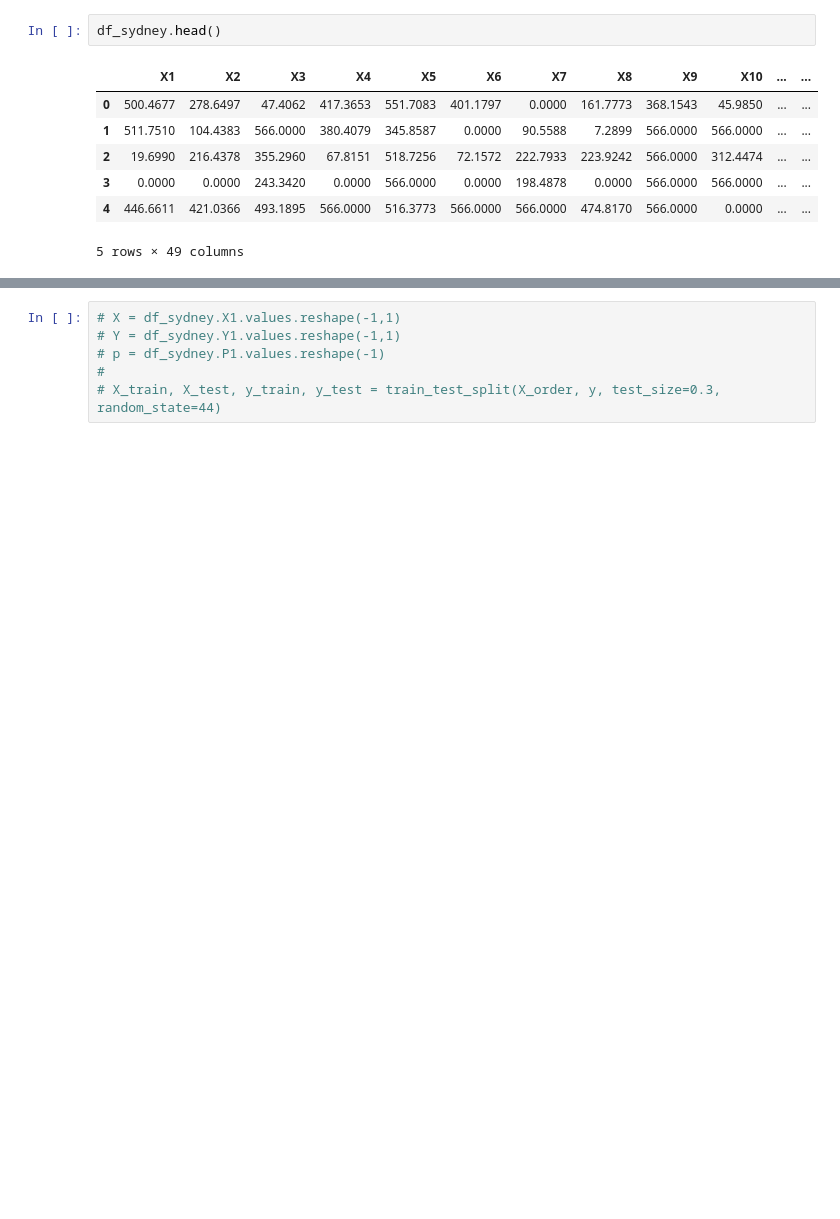
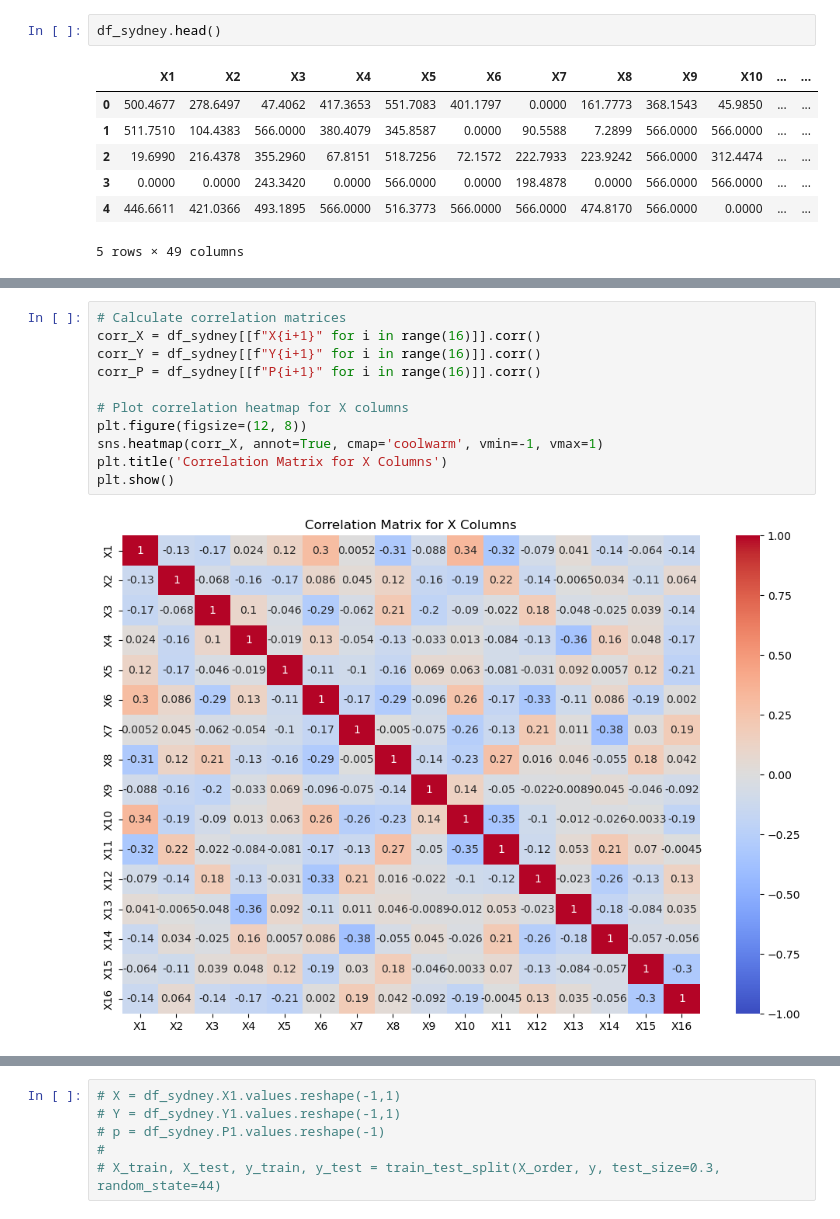
Before and after one commit to jqbpoz/Data-Analyst-UJ, a Jupyter notebook: Project 1/project 1.ipynb, the cells around one changed output, grey strips where cells are left out. Drawn from its saved outputs; the diff is of its cells as text; blank space fills up the shorter version.

```diff
--- a/Project 1/project 1.ipynb
+++ b/Project 1/project 1.ipynb
@@ -75,0 +102,13 @@ df_sydney.head()
+# %%
+# Calculate correlation matrices
+corr_X = df_sydney[[f"X{i+1}" for i in range(16)]].corr()
+corr_Y = df_sydney[[f"Y{i+1}" for i in range(16)]].corr()
+corr_P = df_sydney[[f"P{i+1}" for i in range(16)]].corr()
+
+# Plot correlation heatmap for X columns
+plt.figure(figsize=(12, 8))
+sns.heatmap(corr_X, annot=True, cmap='coolwarm', vmin=-1, vmax=1)
+plt.title('Correlation Matrix for X Columns')
+plt.show()
+# %% [output]
+[figure, added]
```
Also changed, not shown: parts of 8 cells of this notebook.
